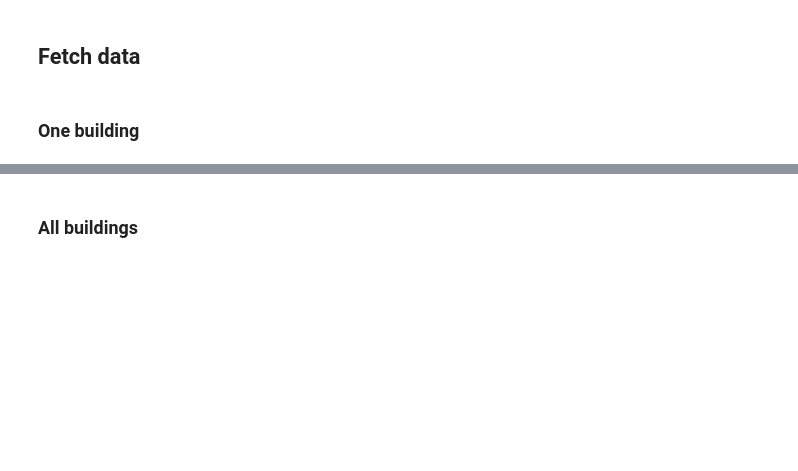
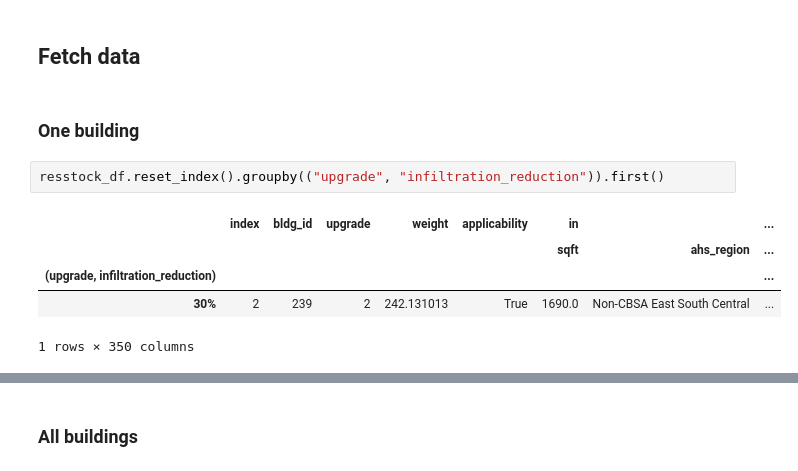
Before and after one commit to szvsw/ml-for-building-energy-modeling, a Jupyter notebook: NREL/resstock-streamlined.ipynb, the cells around one changed output, grey strips where cells are left out. Saved outputs shown, nothing was run; the diff lists cells and outputs as text; blank space fills up the shorter version.

```diff
--- a/NREL/resstock-streamlined.ipynb
+++ b/NREL/resstock-streamlined.ipynb
@@ -696,5 +692,13 @@ space_definition = {
 ## Fetch data
 # %% [markdown]
 ### One building
+# %%
+resstock_df.reset_index().groupby(("upgrade", "infiltration_reduction")).first()
+# %% [output]
+|  | index | bldg_id | upgrade | weight | applicability | in |  | ... |
+|  |  |  |  |  |  | sqft | ahs_region | ... |
+| (upgrade, infiltration_reduction) |  |  |  |  |  |  |  | ... |
+| 30% | 2 | 239 | 2 | 242.131013 | True | 1690.0 | Non-CBSA East South Central | ... |
+1 rows × 350 columns
 # %%
 sb_config = {}
```
Also changed, not shown: parts of 7 cells of this notebook.
